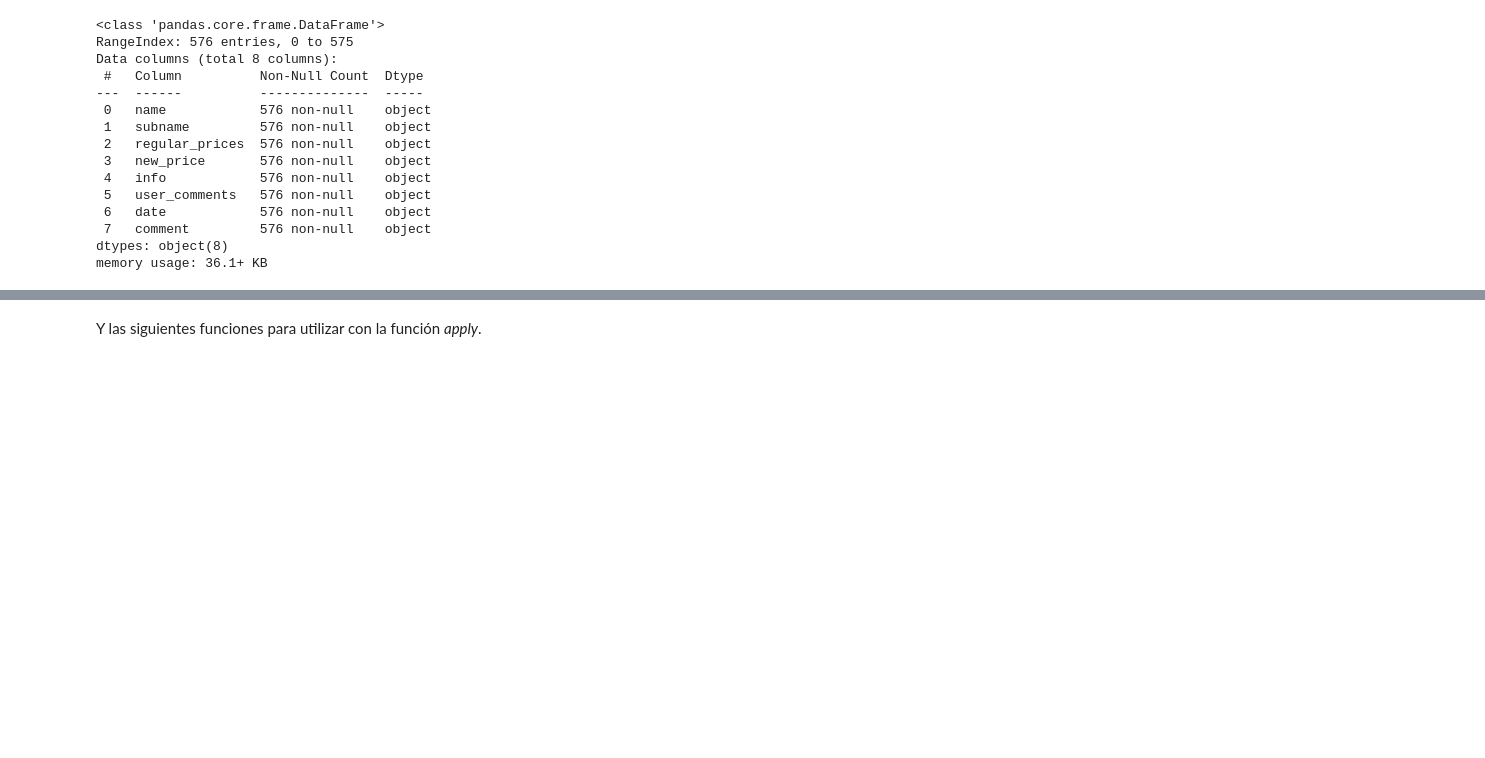
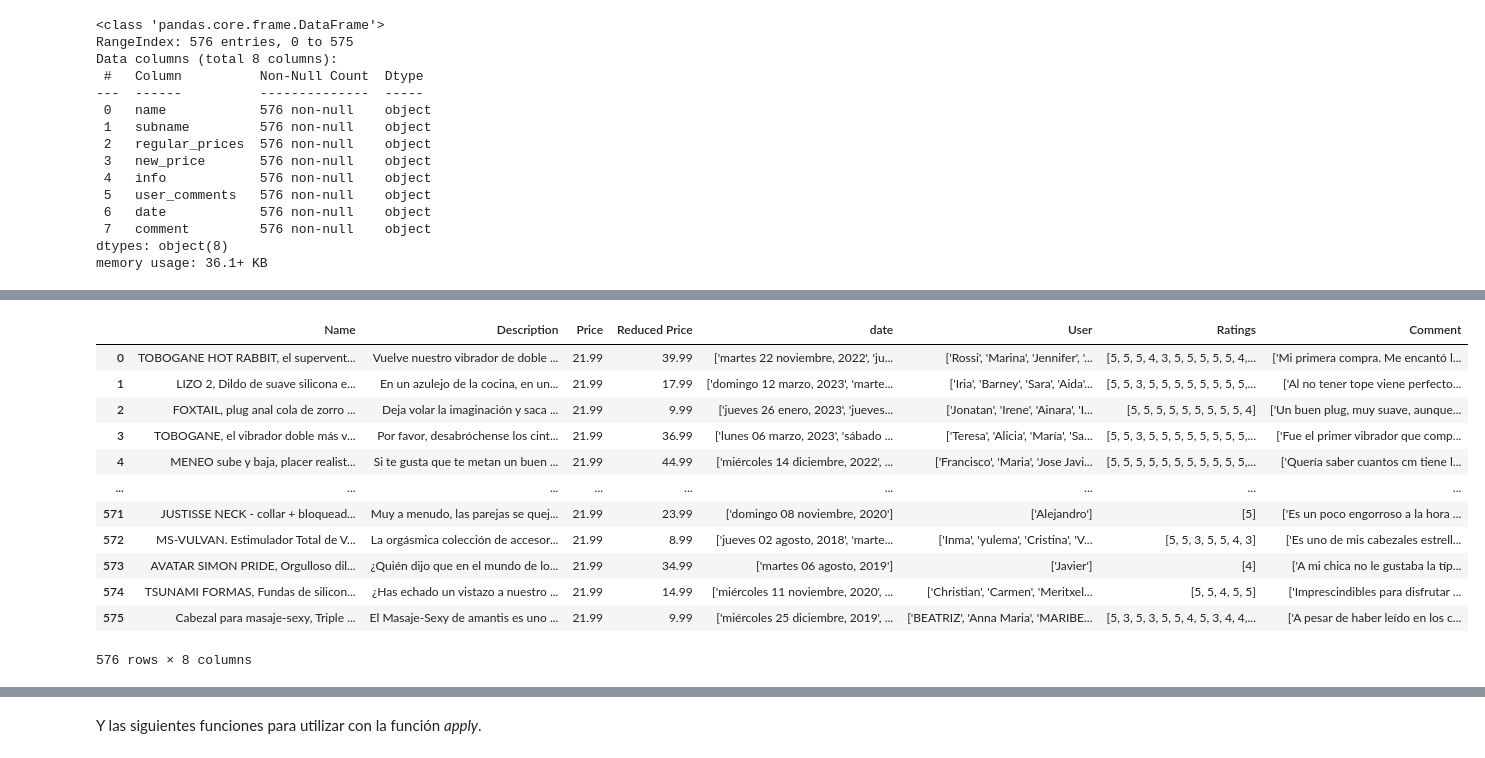
Before and after one commit to 75Engel/Webscrapping_tienda_online, a Jupyter notebook: Project_Resume.ipynb, the cells around one changed output, grey strips where cells are left out. Saved outputs shown, nothing was run; the diff lists cells and outputs as text; code cells hidden in the pictures; blank space fills up the shorter version.

```diff
--- a/Project_Resume.ipynb
+++ b/Project_Resume.ipynb
@@ -268,0 +281,19 @@ memory usage: 36.1+ KB
+# %%
+os.getcwd()
+path='Data\scrapped_data.csv'
+dataframe=pd.read_csv(path)
+dataframe
+# %% [output]
+|  | Name | Description | Price | Reduced Price | date | User | Ratings | Comment |
+| 0 | TOBOGANE HOT RABBIT, el supervent... | Vuelve nuestro vibrador de doble ... | 21.99 | 39.99 | ['martes 22 noviembre, 2022', 'ju... | ['Rossi', 'Marina', 'Jennifer', '... | [5, 5, 5, 4, 3, 5, 5, 5, 5, 5, 4,... | ['Mi primera compra. Me encantó l... |
+| 1 | LIZO 2, Dildo de suave silicona e... | En un azulejo de la cocina, en un... | 21.99 | 17.99 | ['domingo 12 marzo, 2023', 'marte... | ['Iria', 'Barney', 'Sara', 'Aida'... | [5, 5, 3, 5, 5, 5, 5, 5, 5, 5, 5,... | ['Al no tener tope viene perfecto... |
+| 2 | FOXTAIL, plug anal cola de zorro ... | Deja volar la imaginación y saca ... | 21.99 | 9.99 | ['jueves 26 enero, 2023', 'jueves... | ['Jonatan', 'Irene', 'Ainara', 'I... | [5, 5, 5, 5, 5, 5, 5, 5, 5, 4] | ['Un buen plug, muy suave, aunque... |
+| 3 | TOBOGANE, el vibrador doble más v... | Por favor, desabróchense los cint... | 21.99 | 36.99 | ['lunes 06 marzo, 2023', 'sábado ... | ['Teresa', 'Alicia', 'María', 'Sa... | [5, 5, 3, 5, 5, 5, 5, 5, 5, 5, 5,... | ['Fue el primer vibrador que comp... |
+| 4 | MENEO sube y baja, placer realist... | Si te gusta que te metan un buen ... | 21.99 | 44.99 | ['miércoles 14 diciembre, 2022', ... | ['Francisco', 'Maria', 'Jose Javi... | [5, 5, 5, 5, 5, 5, 5, 5, 5, 5, 5,... | ['Quería saber cuantos cm tiene l... |
+| ... | ... | ... | ... | ... | ... | ... | ... | ... |
+| 571 | JUSTISSE NECK - collar + bloquead... | Muy a menudo, las parejas se quej... | 21.99 | 23.99 | ['domingo 08 noviembre, 2020'] | ['Alejandro'] | [5] | ['Es un poco engorroso a la hora ... |
+| 572 | MS-VULVAN. Estimulador Total de V... | La orgásmica colección de accesor... | 21.99 | 8.99 | ['jueves 02 agosto, 2018', 'marte... | ['Inma', 'yulema', 'Cristina', 'V... | [5, 5, 3, 5, 5, 4, 3] | ['Es uno de mis cabezales estrell... |
+| 573 | AVATAR SIMON PRIDE, Orgulloso dil... | ¿Quién dijo que en el mundo de lo... | 21.99 | 34.99 | ['martes 06 agosto, 2019'] | ['Javier'] | [4] | ['A mi chica no le gustaba la típ... |
+| 574 | TSUNAMI FORMAS, Fundas de silicon... | ¿Has echado un vistazo a nuestro ... | 21.99 | 14.99 | ['miércoles 11 noviembre, 2020', ... | ['Christian', 'Carmen', 'Meritxel... | [5, 5, 4, 5, 5] | ['Imprescindibles para disfrutar ... |
+| 575 | Cabezal para masaje-sexy, Triple ... | El Masaje-Sexy de amantis es uno ... | 21.99 | 9.99 | ['miércoles 25 diciembre, 2019', ... | ['BEATRIZ', 'Anna Maria', 'MARIBE... | [5, 3, 5, 3, 5, 5, 4, 5, 3, 4, 4,... | ['A pesar de haber leído en los c... |
+576 rows × 8 columns
```
Also changed, not shown: parts of 17 cells of this notebook, 1 other file.
